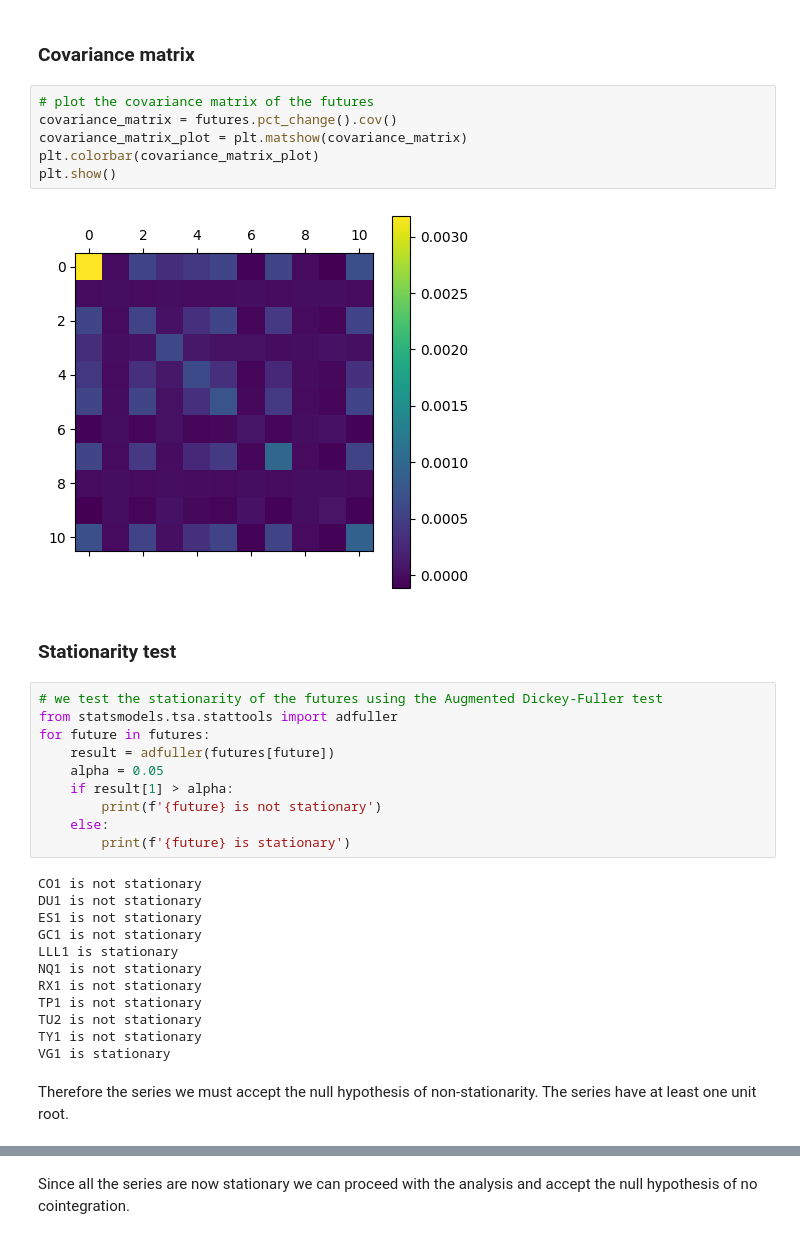
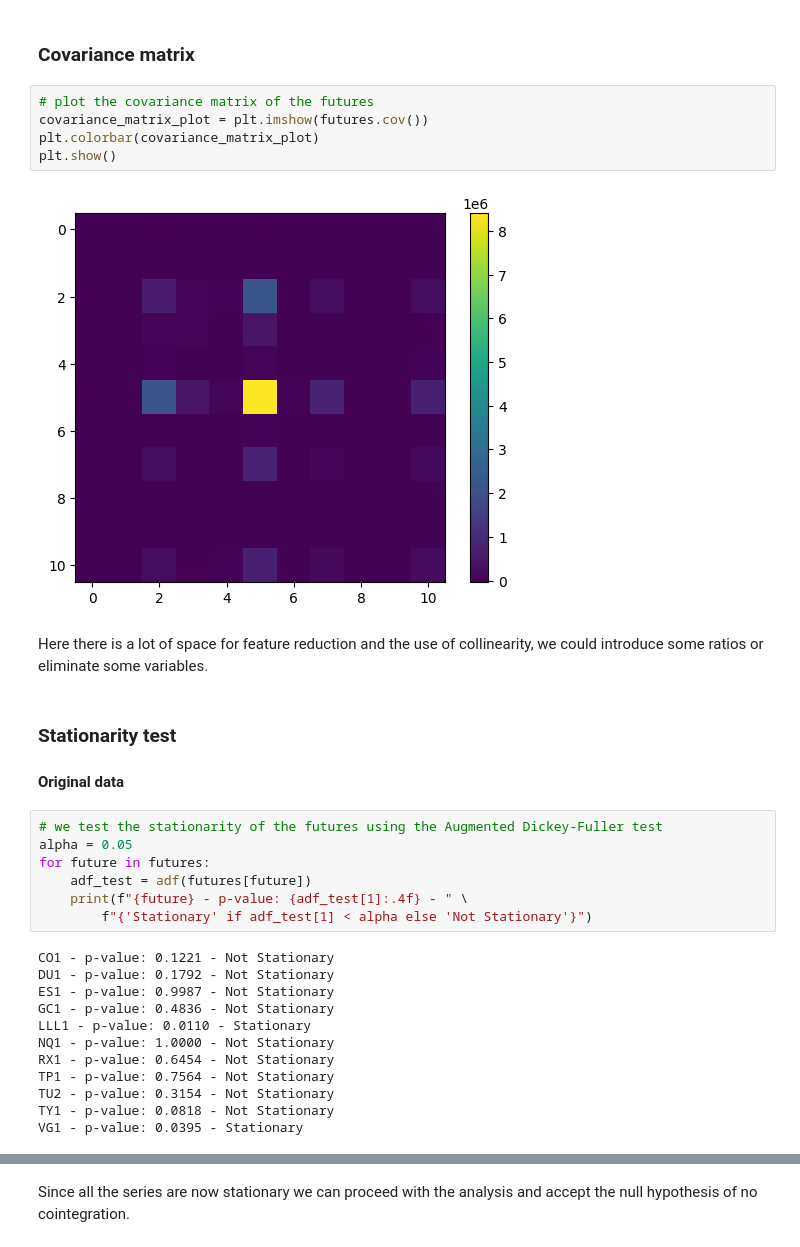
Before and after one commit to jstringara/Fintech, a Jupyter notebook: FinalProject/finalproj-BC4.ipynb, the cells around one changed output, grey strips where cells are left out. Saved outputs shown, nothing was run; the diff lists cells and outputs as text.

```diff
--- a/FinalProject/finalproj-BC4.ipynb
+++ b/FinalProject/finalproj-BC4.ipynb
@@ -141,36 +164,33 @@ plt.show()
 ### Covariance matrix
 # %%
 # plot the covariance matrix of the futures
-covariance_matrix = futures.pct_change().cov()
-covariance_matrix_plot = plt.matshow(covariance_matrix)
+covariance_matrix_plot = plt.imshow(futures.cov())
 plt.colorbar(covariance_matrix_plot)
 plt.show()
 # %% [output]
-[figure, old version]
+[figure, new version]
+# %% [markdown]
+Here there is a lot of space for feature reduction and the use of collinearity,
+we could introduce some ratios or eliminate some variables.
 # %% [markdown]
 ### Stationarity test
+#### Original data
 # %%
 # we test the stationarity of the futures using the Augmented Dickey-Fuller test
-from statsmodels.tsa.stattools import adfuller
+alpha = 0.05
 for future in futures:
-    result = adfuller(futures[future])
-    alpha = 0.05
-    if result[1] > alpha:
-        print(f'{future} is not stationary')
-    else:
-        print(f'{future} is stationary')
+    adf_test = adf(futures[future])
+    print(f"{future} - p-value: {adf_test[1]:.4f} - " \
+        f"{'Stationary' if adf_test[1] < alpha else 'Not Stationary'}")
 # %% [output]
-CO1 is not stationary
-DU1 is not stationary
-ES1 is not stationary
-GC1 is not stationary
-LLL1 is stationary
-NQ1 is not stationary
-RX1 is not stationary
-TP1 is not stationary
-TU2 is not stationary
-TY1 is not stationary
-VG1 is stationary
+CO1 - p-value: 0.1221 - Not Stationary
+DU1 - p-value: 0.1792 - Not Stationary
+ES1 - p-value: 0.9987 - Not Stationary
+GC1 - p-value: 0.4836 - Not Stationary
+LLL1 - p-value: 0.0110 - Stationary
+NQ1 - p-value: 1.0000 - Not Stationary
+RX1 - p-value: 0.6454 - Not Stationary
+TP1 - p-value: 0.7564 - Not Stationary
+TU2 - p-value: 0.3154 - Not Stationary
+TY1 - p-value: 0.0818 - Not Stationary
+VG1 - p-value: 0.0395 - Stationary
-# %% [markdown]
-Therefore the series we must accept the null hypothesis of non-stationarity.
-The series have at least one unit root.
```
Also changed, not shown: parts of 43 cells of this notebook.
